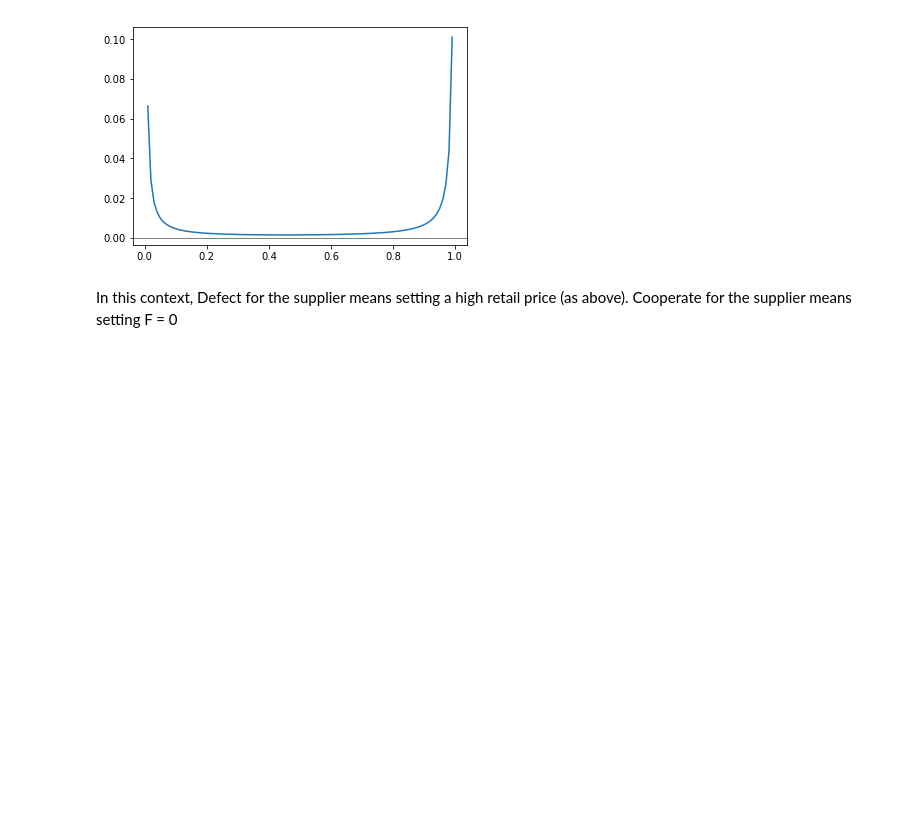
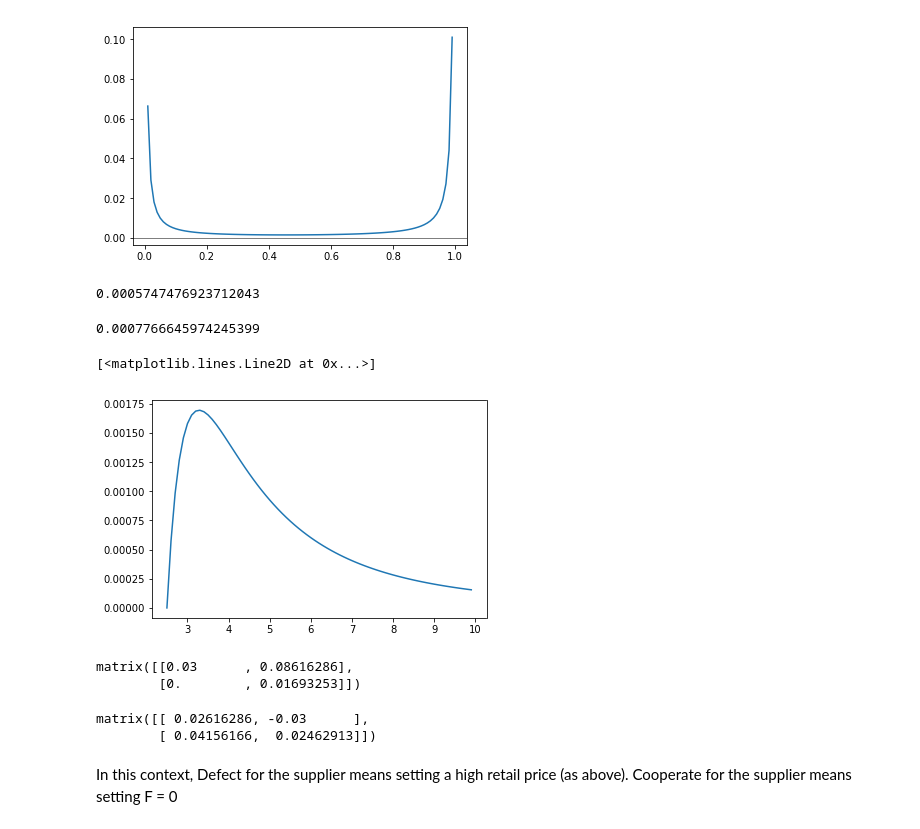
Before and after one commit to delphinevendryes/cs136-project, a Jupyter notebook: CS136-project.ipynb, the cells around one changed output. Cells and saved outputs as stored; diff of their text form; code cells hidden in the pictures; blank space fills up the shorter version.

```diff
--- a/CS136-project.ipynb
+++ b/CS136-project.ipynb
@@ -423,7 +423,7 @@ plt.axhline(0, color='black', lw = 0.5)
 # %%
 # retail profit
 def retailProfit(mu1, p1, w1, F):
-    return (p1-w1) * p1**mu1 - F * p1**(mu1)
+    return (p1-w1) * p1**mu1 - F
 
 # total profit if integration
 def integratedProfit(mu1, c1, p1):
@@ -435,15 +435,15 @@ def maxIntegratedProfit(mu1, c1):
 
 # derivative of the retail profit wrt p1
 def diffRetailProfit(mu1, p1, w1, F):
-    return p1**mu1 + mu1 * (p1-w1) * p1**(mu1-1) - F * mu1 * p1**(mu1-1)
+    return p1**mu1 + mu1 * (p1-w1) * p1**(mu1-1)
 
-# derivative of the retail profit wrt w1
+# whole
 def wholesaleProfit(mu1, w1, c1, p1, F):
-    return (w1-c1) * p1**mu1 + F * p1**(mu1)
+    return (w1-c1) * p1**mu1 + F
 
 # vectorize derivatives
 def diffWholesaleProfit(p1, mu1, w1, c1, F):
-    return p1**mu1 + (w1-c1+F)* mu1 * p1**(mu1-1) * (p1/ ( (mu1+1) * p1 - (mu1-1)* w1) )
+    return p1**mu1 + (w1-c1)* mu1 * p1**(mu1-1) * ( p1/ ( (mu1+1) * p1 - (mu1-1)* w1) ) # +F...
 
 # given a retail price p, set the wholesale price w to maximize the wholesale profit
 def maxWholesaleProfit(mu1, c1, p1, w1, F):
@@ -479,3 +479,11 @@ def min_delta(delta_supplier, delta_retailer, FF):
     F_value = FF[ind]
     delta = delta_supplier[ind]
     return F_value, delta
+# %%
+retailProfit(mu1, p1_dm, c1, F=0)
+# %% [output]
+0.0005747476923712043
+# %%
+retailProfit(mu1, p1_int, c1, F=0)
+# %% [output]
+0.0007766645974245399
@@ -481,0 +492,9 @@ def min_delta(delta_supplier, delta_retailer, FF):
+# %%
+p1_dm, w1_dm = maxProfits(mu1, c1, F=0)
+p1_dm, w1_dm
+
+q = np.arange(c1, 10, 0.1)
+plt.plot(q, wholesaleProfit(mu1, q, c1, F=0))
+# %% [output]
+[<matplotlib.lines.Line2D at 0x...>]
+[figure, added]
@@ -536,3 +581,13 @@ for F in FF:
+# %%
+supplier_payoffs
+# %% [output]
+matrix([[0.03      , 0.08616286],
+        [0.        , 0.01693253]])
+# %%
+retailer_payoffs
+# %% [output]
+matrix([[ 0.02616286, -0.03      ],
+        [ 0.04156166,  0.02462913]])
 # %% [markdown]
 In this context, Defect for the supplier means setting a high retail price (as above).
 Cooperate for the supplier means setting F = 0
```
Also changed, not shown: parts of 9 cells of this notebook.
